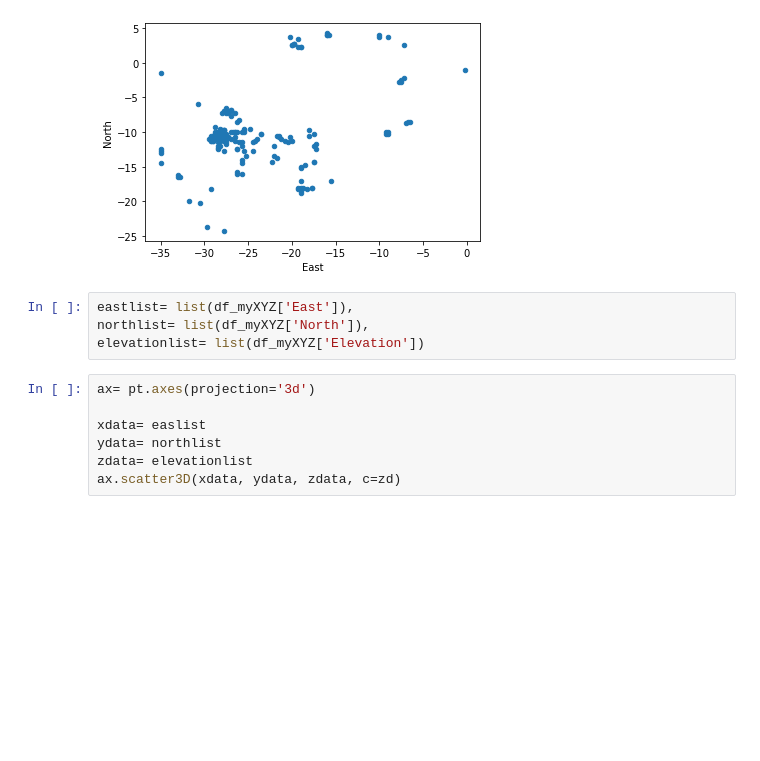
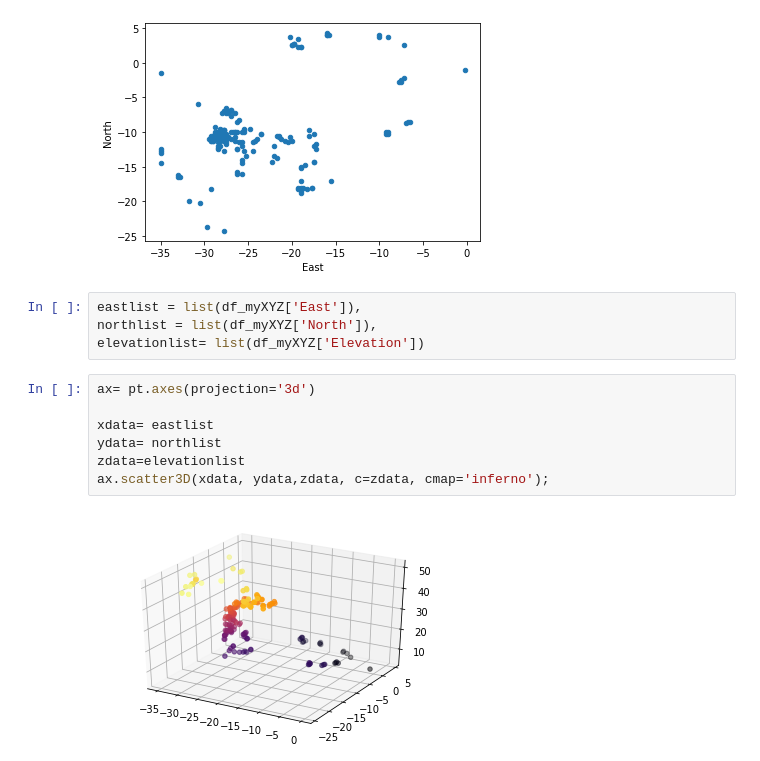
Before and after one commit to daxsoule/covis, a Jupyter notebook: gonzalez/gonzalez_project.ipynb, the cells around one changed output. Drawn from its saved outputs; the diff is of its cells as text; blank space fills up the shorter version.

Commit message:
images of myXYZ

```diff
--- a/gonzalez/gonzalez_project.ipynb
+++ b/gonzalez/gonzalez_project.ipynb
@@ -79,13 +79,15 @@ df_myXYZ.plot.scatter(x='East', y='North');
 # %% [output]
 [figure]
 # %%
-eastlist= list(df_myXYZ['East']),
-northlist= list(df_myXYZ['North']),
+eastlist = list(df_myXYZ['East']),
+northlist = list(df_myXYZ['North']),
 elevationlist= list(df_myXYZ['Elevation'])
 # %%
 ax= pt.axes(projection='3d')
 
-xdata= easlist
+xdata= eastlist
 ydata= northlist
-zdata= elevationlist
-ax.scatter3D(xdata, ydata, zdata, c=zd)
+zdata=elevationlist
+ax.scatter3D(xdata, ydata,zdata, c=zdata, cmap='inferno');
+# %% [output]
+[figure, added]
```
Also changed, not shown: 1 other file.
